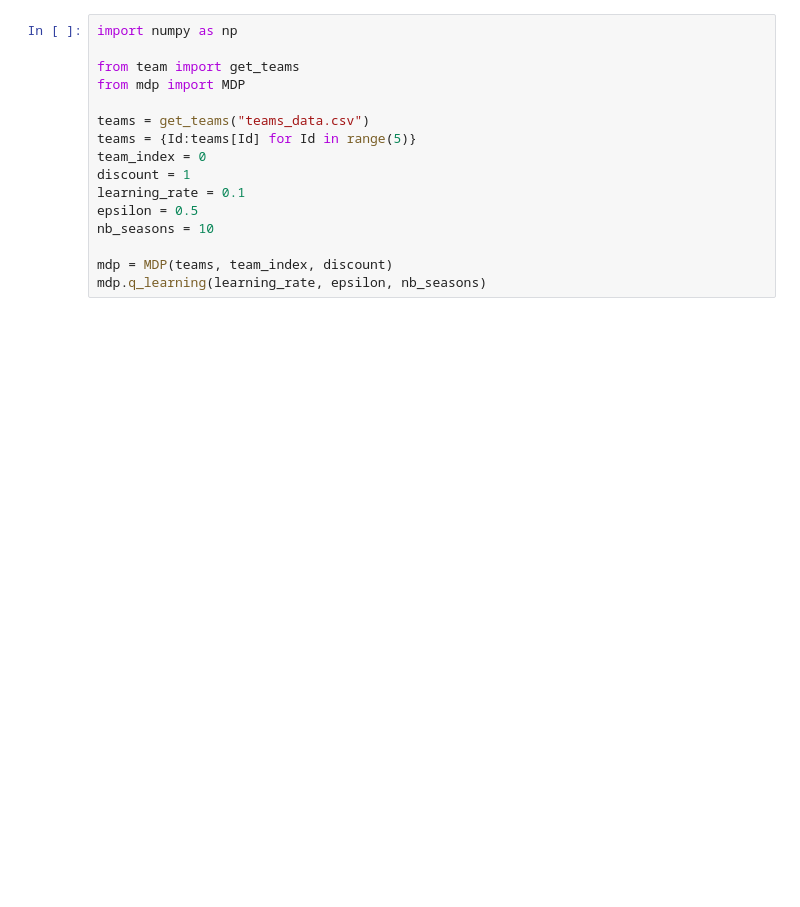
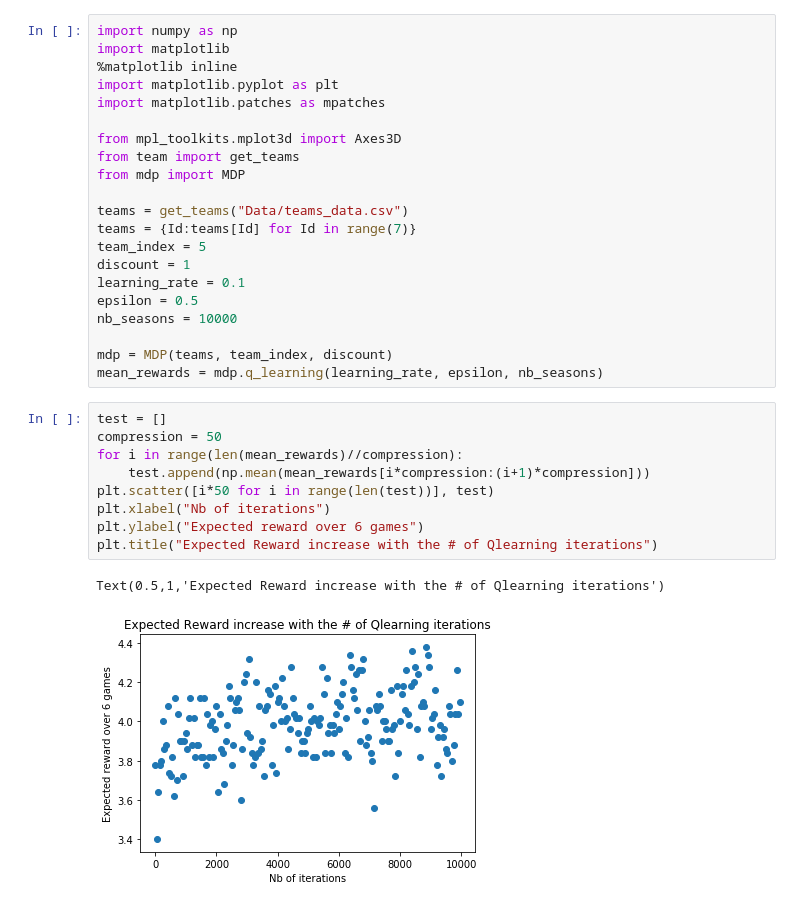
Before and after one commit to plcedoz/CS238-NBA, a Jupyter notebook: main.ipynb, the cells around one changed output. Cells and saved outputs as stored; diff of their text form; blank space fills up the shorter version.

Commit message:
plots

```diff
--- a/main.ipynb
+++ b/main.ipynb
@@ -1,16 +1,33 @@
 # %%
 import numpy as np
+import matplotlib
+%matplotlib inline
+import matplotlib.pyplot as plt
+import matplotlib.patches as mpatches
 
+from mpl_toolkits.mplot3d import Axes3D
 from team import get_teams
 from mdp import MDP
 
-teams = get_teams("teams_data.csv")
-teams = {Id:teams[Id] for Id in range(5)}
-team_index = 0
+teams = get_teams("Data/teams_data.csv")
+teams = {Id:teams[Id] for Id in range(7)}
+team_index = 5
 discount = 1
 learning_rate = 0.1
 epsilon = 0.5
-nb_seasons = 10
+nb_seasons = 10000
 
 mdp = MDP(teams, team_index, discount)
-mdp.q_learning(learning_rate, epsilon, nb_seasons)
+mean_rewards = mdp.q_learning(learning_rate, epsilon, nb_seasons)
+# %%
+test = []
+compression = 50
+for i in range(len(mean_rewards)//compression):
+    test.append(np.mean(mean_rewards[i*compression:(i+1)*compression]))
+plt.scatter([i*50 for i in range(len(test))], test)
+plt.xlabel("Nb of iterations")
+plt.ylabel("Expected reward over 6 games")
+plt.title("Expected Reward increase with the # of Qlearning iterations")
+# %% [output]
+Text(0.5,1,'Expected Reward increase with the # of Qlearning iterations')
+[figure, added]
```
Also changed, not shown: parts of 3 cells of this notebook, 2 other files.
